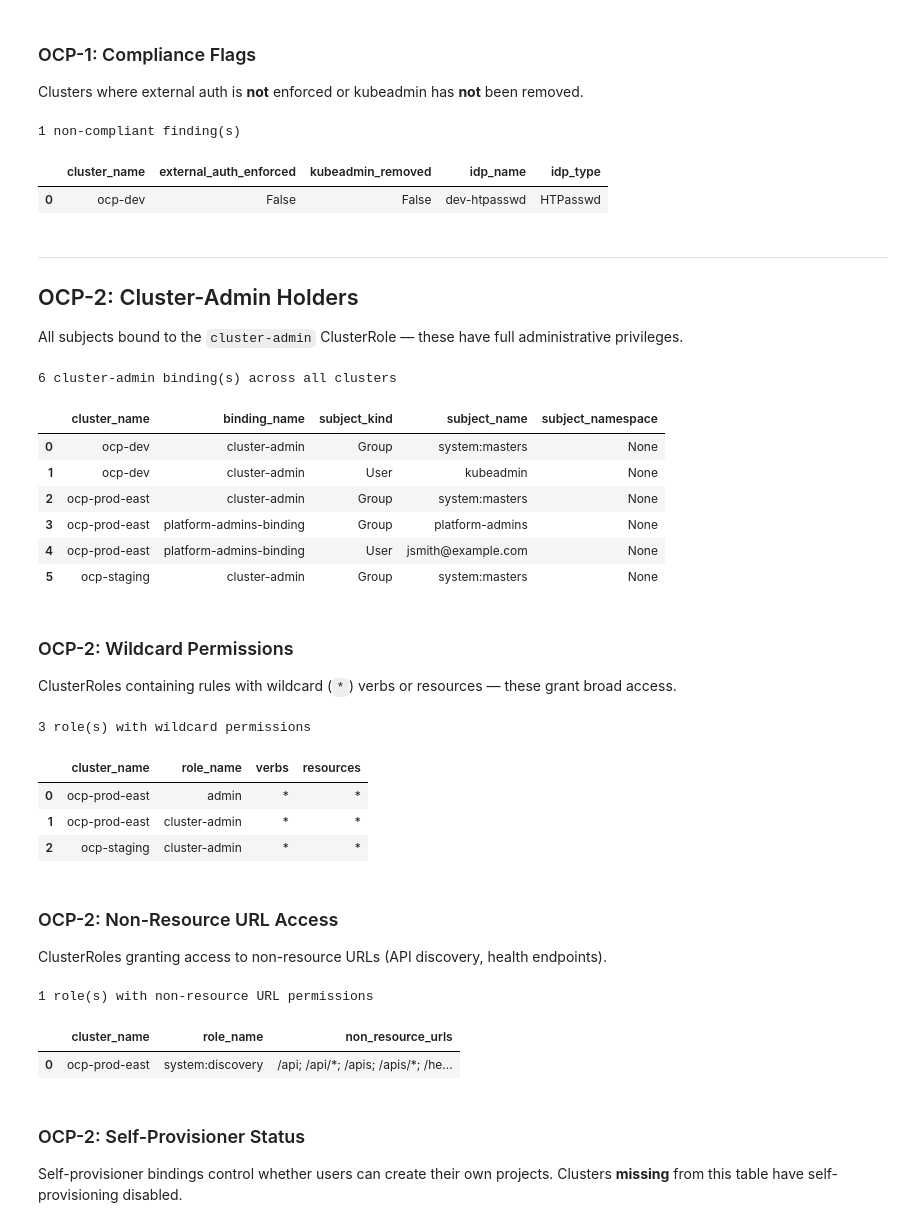
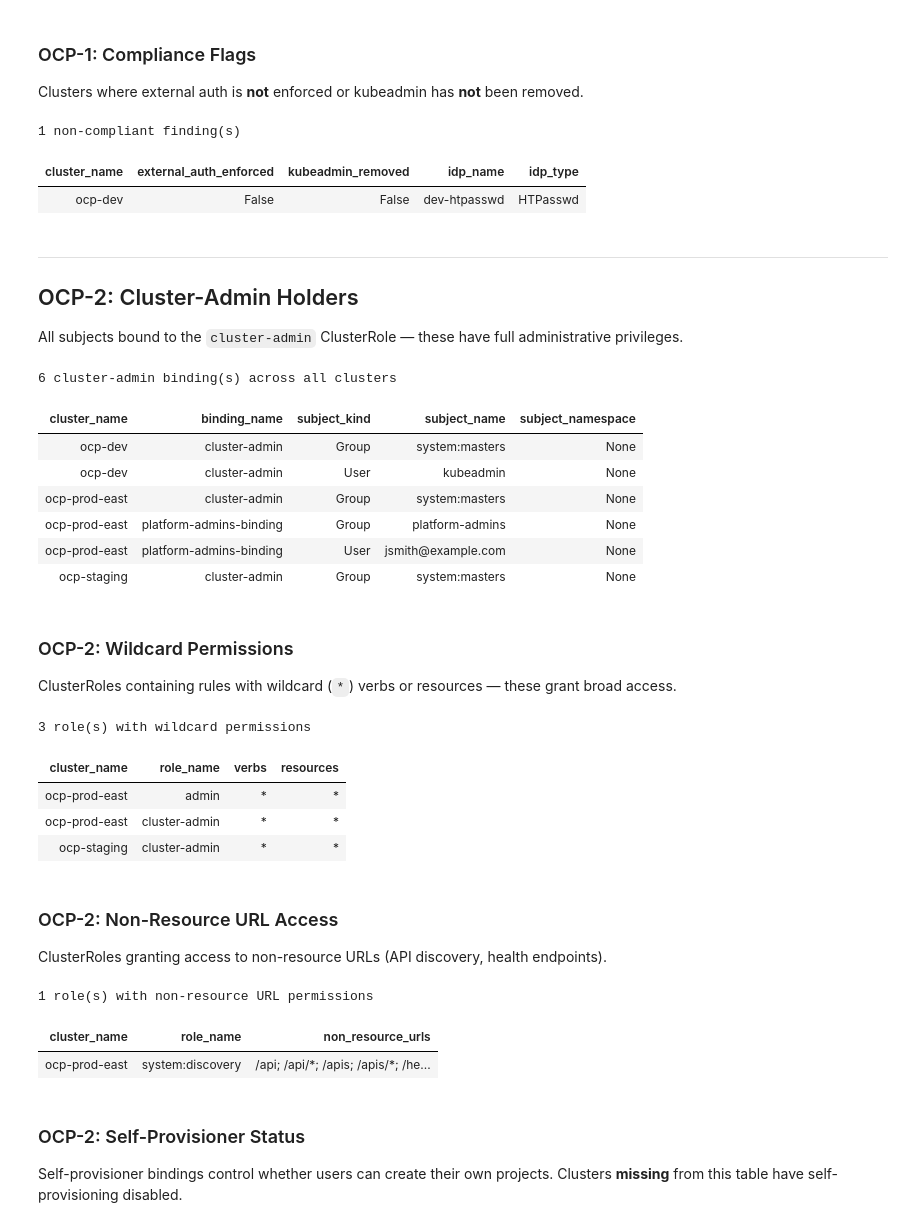
Before and after one commit to stuartshay/openshift-csv-exporter, a Jupyter notebook: notebook/authentication-access.ipynb, the cells around one changed output. Cells and saved outputs as stored; diff of their text form; code cells hidden in the pictures.

Commit message:
Extract shared notebook styling into notebook_style module

```diff
--- a/notebook/authentication-access.ipynb
+++ b/notebook/authentication-access.ipynb
@@ -9,23 +9,21 @@ This notebook queries the OCP audit SQLite datastore to present findings for:
 import os
 import sys
 
-# Point to the datastore DB before importing schema (engine binds at import time)
-os.environ["OCP_AUDIT_DB"] = os.path.join(
-    os.path.dirname(os.path.abspath("__file__")), "..", "datastore", "ocp_audit.db"
-)
-sys.path.insert(0, os.path.join(os.path.dirname(os.path.abspath("__file__")), "..", "datastore"))
+import pandas as pd
 
-import pandas as pd
-from sqlalchemy import func, text
+# Shared notebook helpers (sys.path + OCP_AUDIT_DB + styling)
+sys.path.insert(0, os.path.dirname(os.path.abspath("__file__")))
+from notebook_style import bootstrap, style_table  # noqa: E402
 
-from schema.database import SessionLocal, engine
-from schema.models import (
+session, engine = bootstrap()
+
+from sqlalchemy import func  # noqa: E402
+from schema.models import (  # noqa: E402
     Cluster,
     ClusterRole,
     ClusterRoleBinding,
     ClusterRoleBindingSubject,
     ClusterRoleRule,
-    ClusterRoleRuleApiGroup,
     ClusterRoleRuleNonResourceUrl,
     ClusterRoleRuleResource,
     ClusterRoleRuleVerb,
@@ -34,7 +32,5 @@ from schema.models import (
     SelfProvisionerSubject,
 )
 
-session = SessionLocal()
-pd.set_option("display.max_colwidth", 80)
 print(f"Connected to: {engine.url}")
 # %% [output]
@@ -137,11 +133,11 @@ if df_flags.empty:
     print("All clusters compliant — no findings.")
 else:
     print(f"{len(df_flags)} non-compliant finding(s)")
-df_flags
+style_table(df_flags)
 # %% [output]
 1 non-compliant finding(s)
-|  | cluster_name | external_auth_enforced | kubeadmin_removed | idp_name | idp_type |
-| 0 | ocp-dev | False | False | dev-htpasswd | HTPasswd |
+| cluster_name | external_auth_enforced | kubeadmin_removed | idp_name | idp_type |
+| ocp-dev | False | False | dev-htpasswd | HTPasswd |
 # %% [markdown]
 ---
 ## OCP-2: Cluster-Admin Holders
@@ -150,33 +146,33 @@ All subjects bound to the `cluster-admin` ClusterRole — these have full admini
 # %%
 df_admins = pd.read_sql(
     session.query(
         Cluster.cluster_name,
         ClusterRoleBinding.binding_name,
         ClusterRoleBindingSubject.subject_kind,
         ClusterRoleBindingSubject.subject_name,
         ClusterRoleBindingSubject.subject_namespace,
     )
     .join(Cluster, ClusterRoleBinding.cluster_id == Cluster.id)
     .join(
         ClusterRoleBindingSubject,
         ClusterRoleBindingSubject.clusterrolebinding_id == ClusterRoleBinding.id,
     )
     .filter(ClusterRoleBinding.role_ref_name == "cluster-admin")
     .order_by(Cluster.cluster_name, ClusterRoleBindingSubject.subject_kind)
     .statement,
     engine,
 )
 print(f"{len(df_admins)} cluster-admin binding(s) across all clusters")
-df_admins
+style_table(df_admins)
 # %% [output]
 6 cluster-admin binding(s) across all clusters
-|  | cluster_name | binding_name | subject_kind | subject_name | subject_namespace |
-| 0 | ocp-dev | cluster-admin | Group | system:masters | None |
-| 1 | ocp-dev | cluster-admin | User | kubeadmin | None |
-| 2 | ocp-prod-east | cluster-admin | Group | system:masters | None |
-| 3 | ocp-prod-east | platform-admins-binding | Group | platform-admins | None |
-| 4 | ocp-prod-east | platform-admins-binding | User | jsmith@example.com | None |
-| 5 | ocp-staging | cluster-admin | Group | system:masters | None |
+| cluster_name | binding_name | subject_kind | subject_name | subject_namespace |
+| ocp-dev | cluster-admin | Group | system:masters | None |
+| ocp-dev | cluster-admin | User | kubeadmin | None |
+| ocp-prod-east | cluster-admin | Group | system:masters | None |
+| ocp-prod-east | platform-admins-binding | Group | platform-admins | None |
+| ocp-prod-east | platform-admins-binding | User | jsmith@example.com | None |
+| ocp-staging | cluster-admin | Group | system:masters | None |
 # %% [markdown]
 ### OCP-2: Wildcard Permissions
 
@@ -221,13 +217,13 @@ df_wildcards = pd.merge(
 ).fillna("")
 
 print(f"{len(df_wildcards)} role(s) with wildcard permissions")
-df_wildcards
+style_table(df_wildcards)
 # %% [output]
 3 role(s) with wildcard permissions
-|  | cluster_name | role_name | verbs | resources |
-| 0 | ocp-prod-east | admin | * | * |
-| 1 | ocp-prod-east | cluster-admin | * | * |
-| 2 | ocp-staging | cluster-admin | * | * |
+| cluster_name | role_name | verbs | resources |
+| ocp-prod-east | admin | * | * |
+| ocp-prod-east | cluster-admin | * | * |
+| ocp-staging | cluster-admin | * | * |
 # %% [markdown]
 ### OCP-2: Non-Resource URL Access
 
@@ -252,11 +248,11 @@ df_nru = pd.read_sql(
     engine,
 )
 print(f"{len(df_nru)} role(s) with non-resource URL permissions")
-df_nru
+style_table(df_nru)
 # %% [output]
 1 role(s) with non-resource URL permissions
-|  | cluster_name | role_name | non_resource_urls |
-| 0 | ocp-prod-east | system:discovery | /api; /api/*; /apis; /apis/*; /he... |
+| cluster_name | role_name | non_resource_urls |
+| ocp-prod-east | system:discovery | /api; /api/*; /apis; /apis/*; /he... |
 # %% [markdown]
 ### OCP-2: Self-Provisioner Status
 
```
Also changed, not shown: parts of 6 cells of this notebook, 2 other files.
